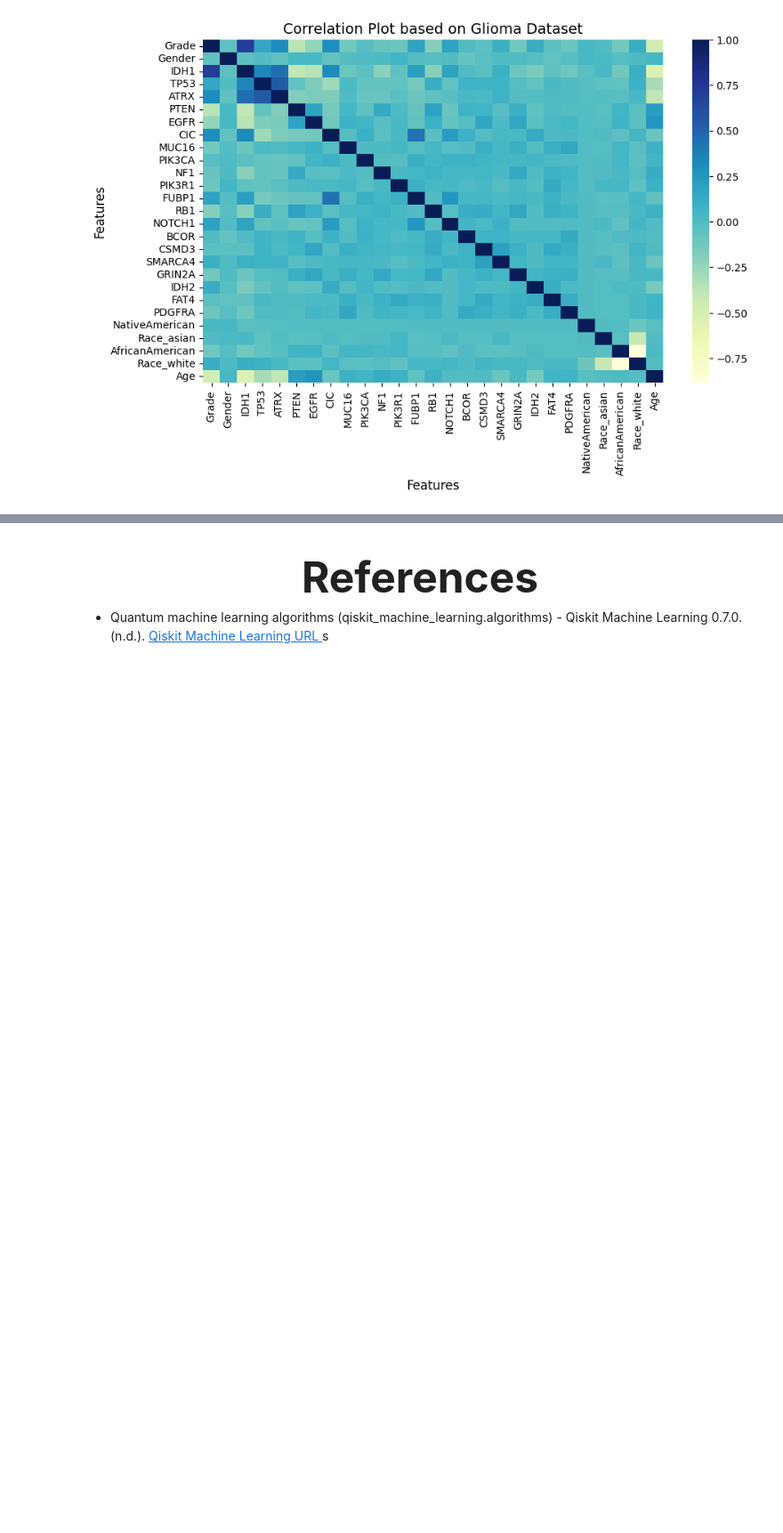
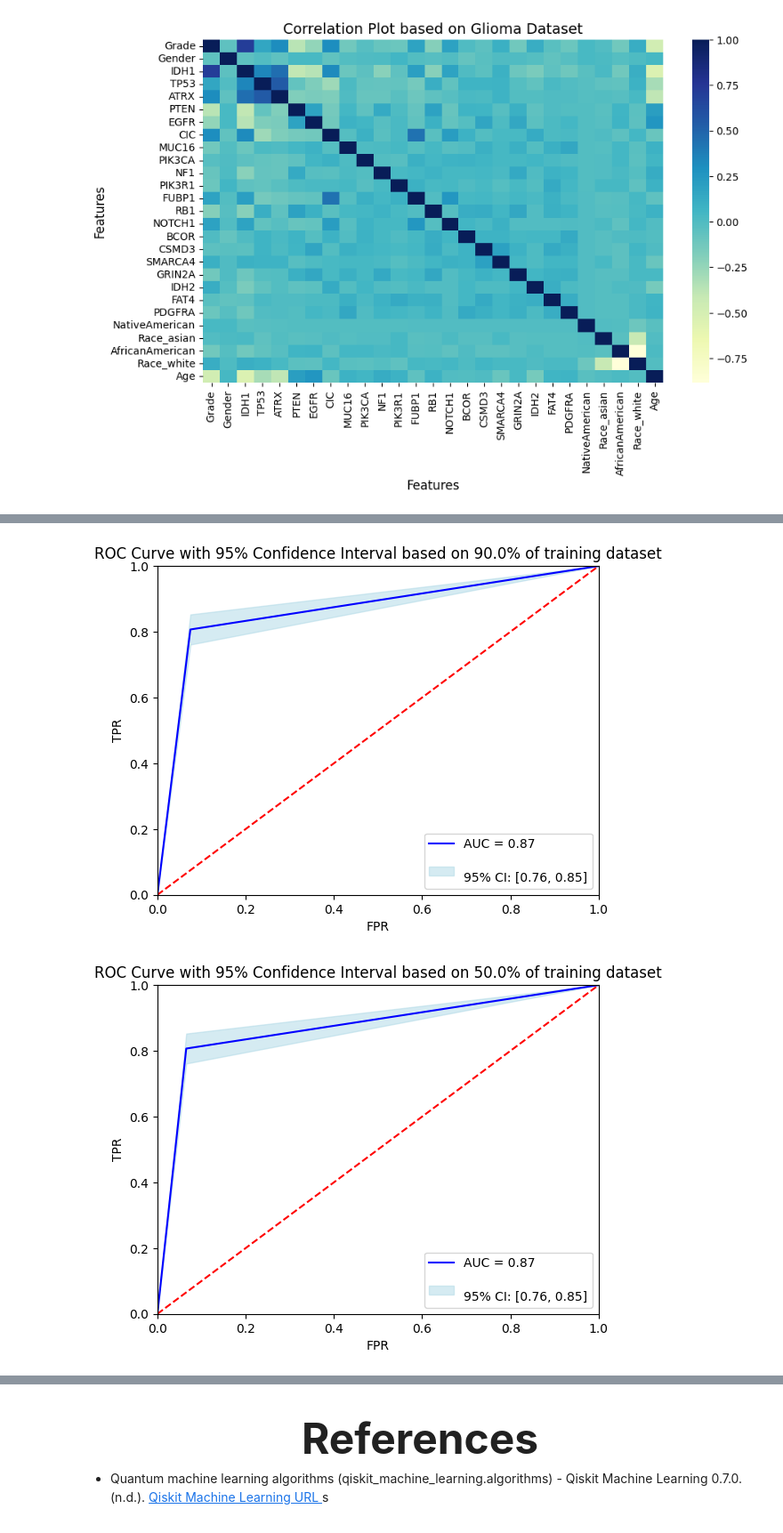
Before and after one commit to enggabhishek/glioma-prediction, a Jupyter notebook: Glioma_Brain_Cancer_Predictor.ipynb, the cells around one changed output, grey strips where cells are left out. Shown at 89% size. Cells and saved outputs as stored; diff of their text form; code cells hidden in the pictures; blank space fills up the shorter version.

```diff
--- a/Glioma_Brain_Cancer_Predictor.ipynb
+++ b/Glioma_Brain_Cancer_Predictor.ipynb
@@ -1405,0 +259,25 @@ for pred in pred_pqsvc:
+# %%
+for i in range(len(train_set)):
+    # Compute the ROC curve and AUC
+    fpr, tpr, thresholds = roc_curve(y_test, lr_pred_ls[i])
+    roc_auc = auc(fpr, tpr)
+    # Compute the confidence interval
+    std_err = np.sqrt(np.divide(tpr * (1 - tpr), y_test.size, where=(y_test.size != 0)) * (fpr + tpr))
+    # Compute the confidence interval with explicit broadcasting
+    upper_bound = tpr + std_err * 1.96
+    lower_bound = tpr - std_err * 1.96
+    # Plot the ROC curve
+    plt.figure()
+    plt.plot(fpr, tpr, color='b', label='AUC = %0.2f' % roc_auc)
+    plt.fill_between(fpr, lower_bound, upper_bound, color='lightblue', alpha=0.5,label = '\n95%% CI: [%0.2f, %0.2f]' % (lower_bound[1], upper_bound[1]))
+    plt.plot([0, 1], [0, 1], color='r', linestyle='--')
+    plt.xlim([0.0, 1.0])
+    plt.ylim([0.0, 1.0])
+    plt.xlabel('FPR')
+    plt.ylabel('TPR')
+    plt.title(f'ROC Curve with 95% Confidence Interval based on {train_set[i]*100}% of training dataset')
+    plt.legend(loc="lower right")
+    plt.show()
+# %% [output]
+[figure, added]
+[figure, added]
```
Also changed, not shown: parts of 136 cells of this notebook.
